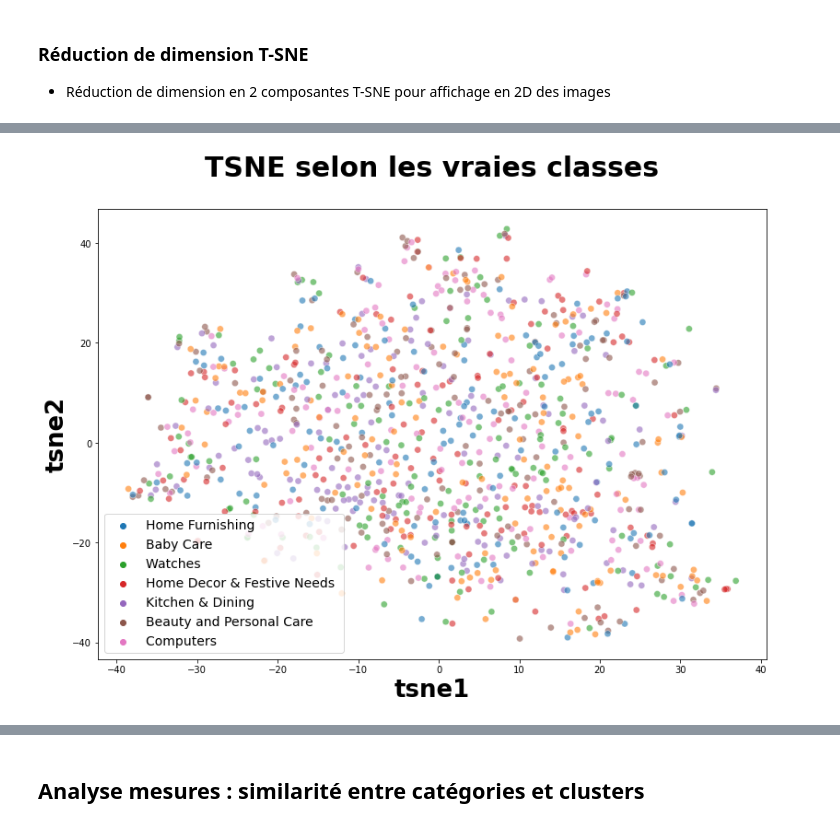
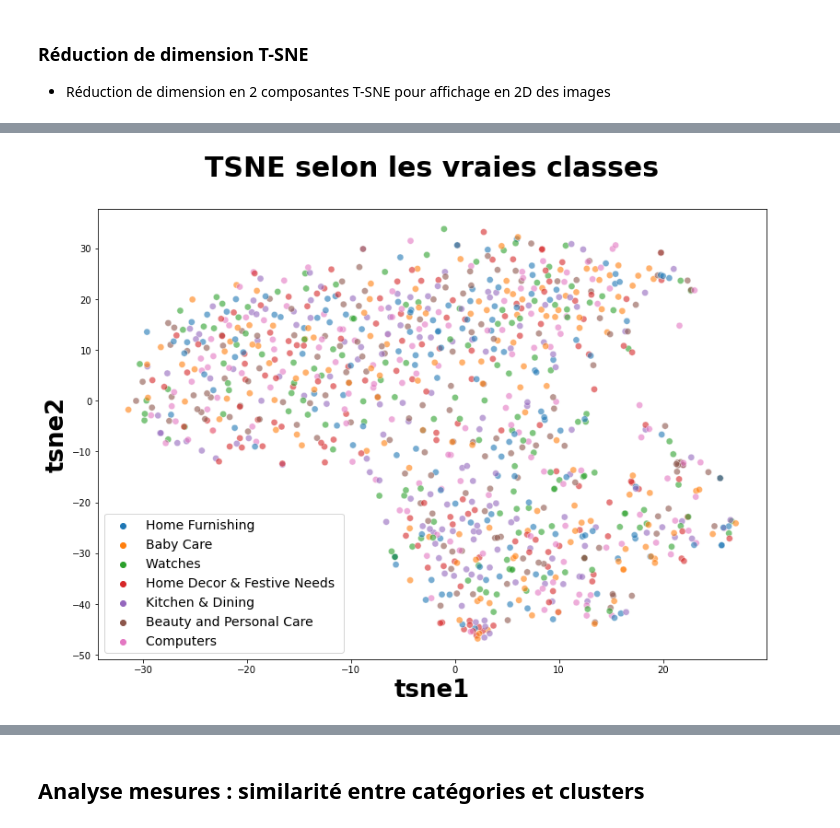
Before and after one commit to AbdulmagedALKHULAIFI/Automatic-classifer-consumer-goods, a Jupyter notebook: p6_2_IMG.ipynb, the cells around one changed output, grey strips where cells are left out. Saved outputs shown, nothing was run; the diff lists cells and outputs as text; code cells hidden in the pictures.

```diff
--- a/p6_2_IMG.ipynb
+++ b/p6_2_IMG.ipynb
@@ -569,14 +616,18 @@ df_tsne.head(3)
 # %%
-plt.figure(figsize=(13,9))
-sns.scatterplot(
-    x="tsne1", y="tsne2", hue="class", data=df_tsne, legend="brief",
-    palette=sns.color_palette('tab10', n_colors=7), s=50, alpha=0.6)
+def display_distrubtion(df_tsne):
 
-plt.title('TSNE selon les vraies classes', fontsize = 30, pad = 35, fontweight = 'bold')
-plt.xlabel('tsne1', fontsize = 26, fontweight = 'bold')
-plt.ylabel('tsne2', fontsize = 26, fontweight = 'bold')
-plt.legend(prop={'size': 14})
+  plt.figure(figsize=(13,9))
+  sns.scatterplot(
+      x="tsne1", y="tsne2", hue="class", data=df_tsne, legend="brief",
+      palette=sns.color_palette('tab10', n_colors=7), s=50, alpha=0.6)
 
-plt.show()
+  plt.title('TSNE selon les vraies classes', fontsize = 30, pad = 35, fontweight = 'bold')
+  plt.xlabel('tsne1', fontsize = 26, fontweight = 'bold')
+  plt.ylabel('tsne2', fontsize = 26, fontweight = 'bold')
+  plt.legend(prop={'size': 14})
+
+  plt.show()
-# %% [output]
-[figure, removed]
+# %%
+display_distrubtion(orb_df_tsne)
+# %% [output]
+[figure, added]
```
Also changed, not shown: parts of 31 cells of this notebook.
